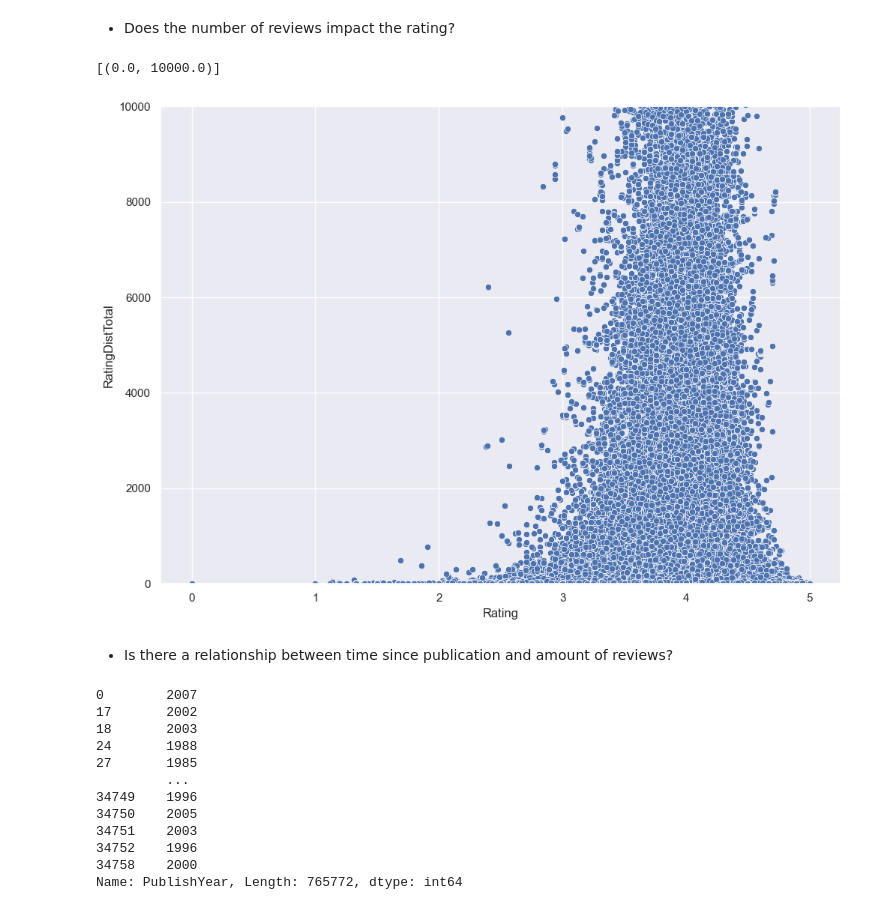
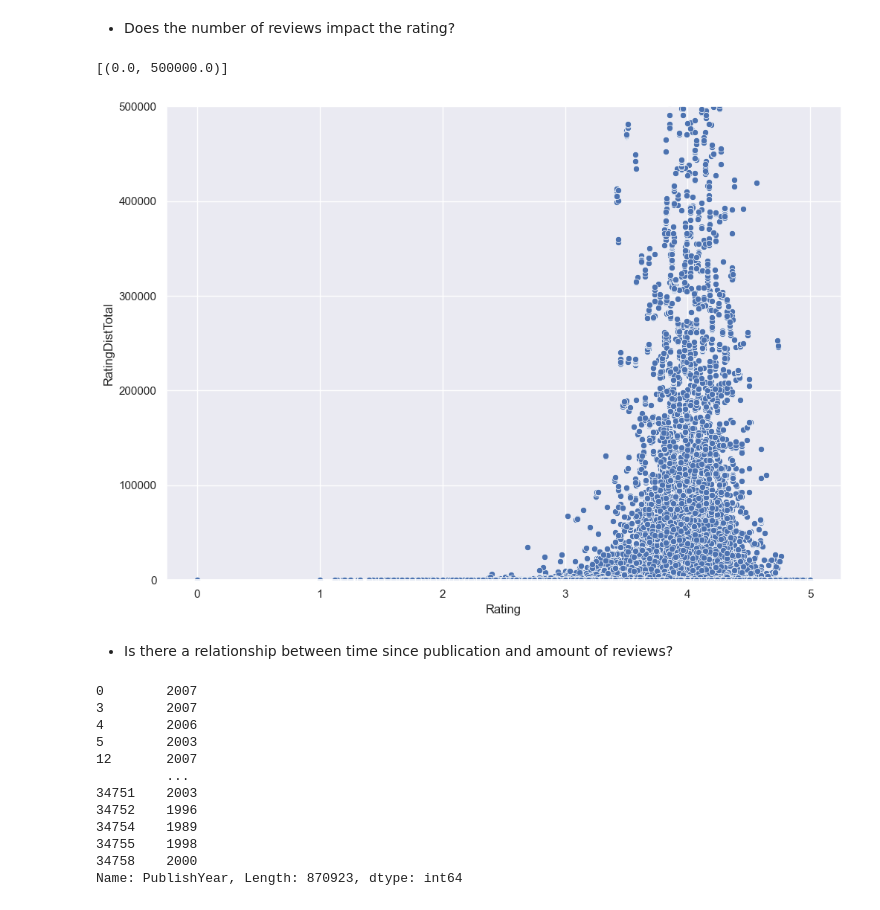
Before and after one commit to andyzilla/goodreads_popularity_prediction, a Jupyter notebook: notebooks/00 - EDA.ipynb, the cells around one changed output. Saved outputs shown, nothing was run; the diff lists cells and outputs as text; code cells hidden in the pictures.

```diff
--- a/notebooks/00 - EDA.ipynb
+++ b/notebooks/00 - EDA.ipynb
@@ -93 +95,5 @@ df.duplicated(keep=False).sum()
+# %%
+df['Name'] = df.Name.str.lower()
+df['Description'] = df.Description.str.lower()
+df['Publisher'] = df.Publisher.str.lower()
 # %% [markdown]
@@ -282 +295,3 @@ df['RatingDistTotal'] = df['RatingDistTotal'].str.replace("total:", "").astype(i
+# %%
+df.drop(df[df['RatingDistTotal'] < 0].index, inplace=True)
 # %% [markdown]
@@ -421,28 +440,28 @@ g.set(xlim=(0, 5000))
 # %%
 g = sns.scatterplot(data=df,
                 x='Rating',
                 y='RatingDistTotal')
-g.set(ylim=(0, 10000))
+g.set(ylim=(0, 500000))
 # %% [output]
-[(0.0, 10000.0)]
+[(0.0, 500000.0)]
-[figure, old version]
+[figure, new version]
 # %% [markdown]
 - Is there a relationship between time since publication and amount of reviews?
 # %%
 df.PublishYear.dt.year
 # %% [output]
 0        2007
-17       2002
-18       2003
-24       1988
-27       1985
+3        2007
+4        2006
+5        2003
+12       2007
          ...
-34749    1996
-34750    2005
 34751    2003
 34752    1996
+34754    1989
+34755    1998
 34758    2000
-Name: PublishYear, Length: 765772, dtype: int64
+Name: PublishYear, Length: 870923, dtype: int64
 # %%
 last_years_df = df[df['PublishYear'].dt.year >= 1950]
 last_years_df['year_int'] = last_years_df['PublishYear'].dt.year
```
Also changed, not shown: parts of 60 cells of this notebook, 9 other files.
